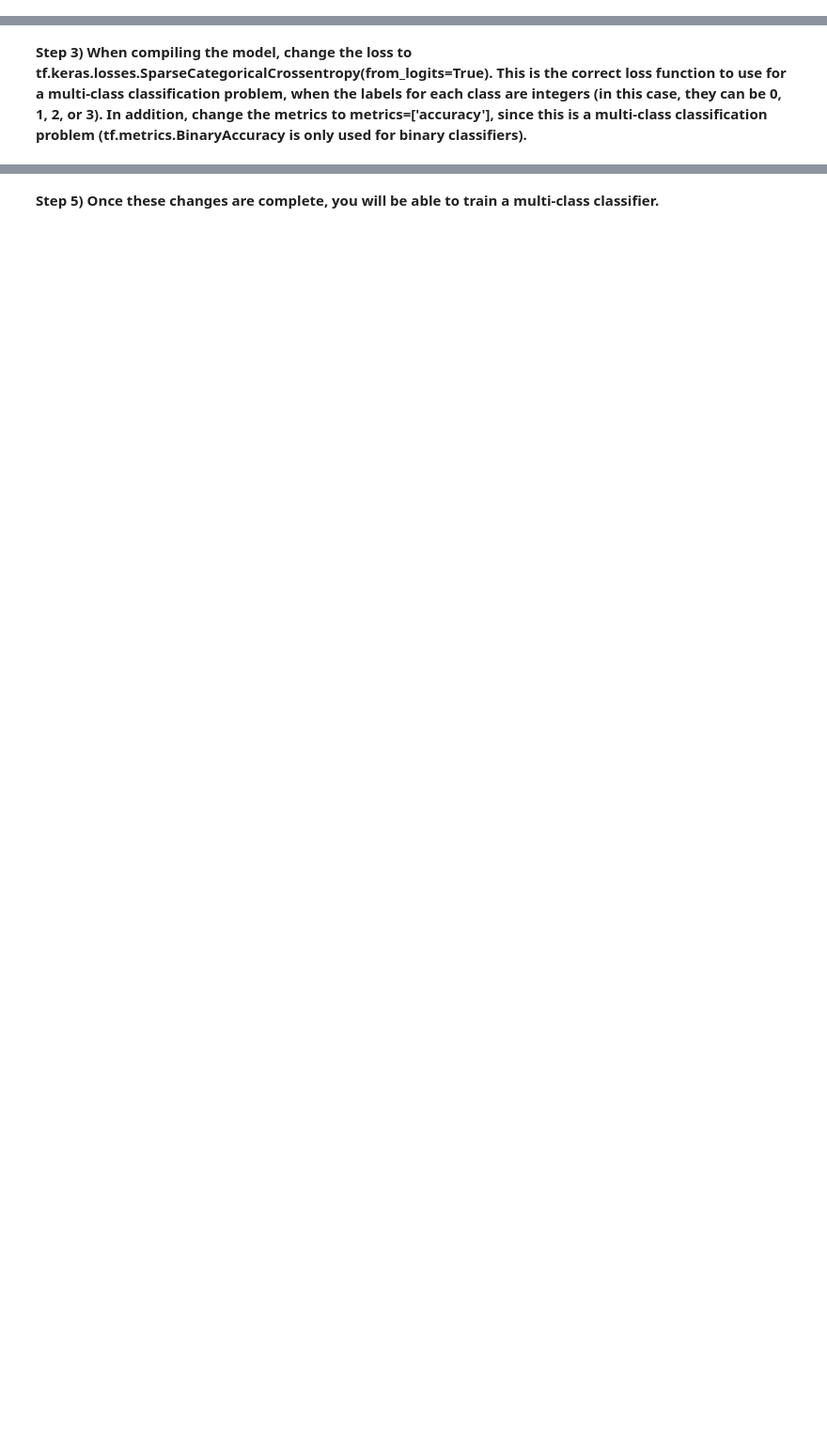
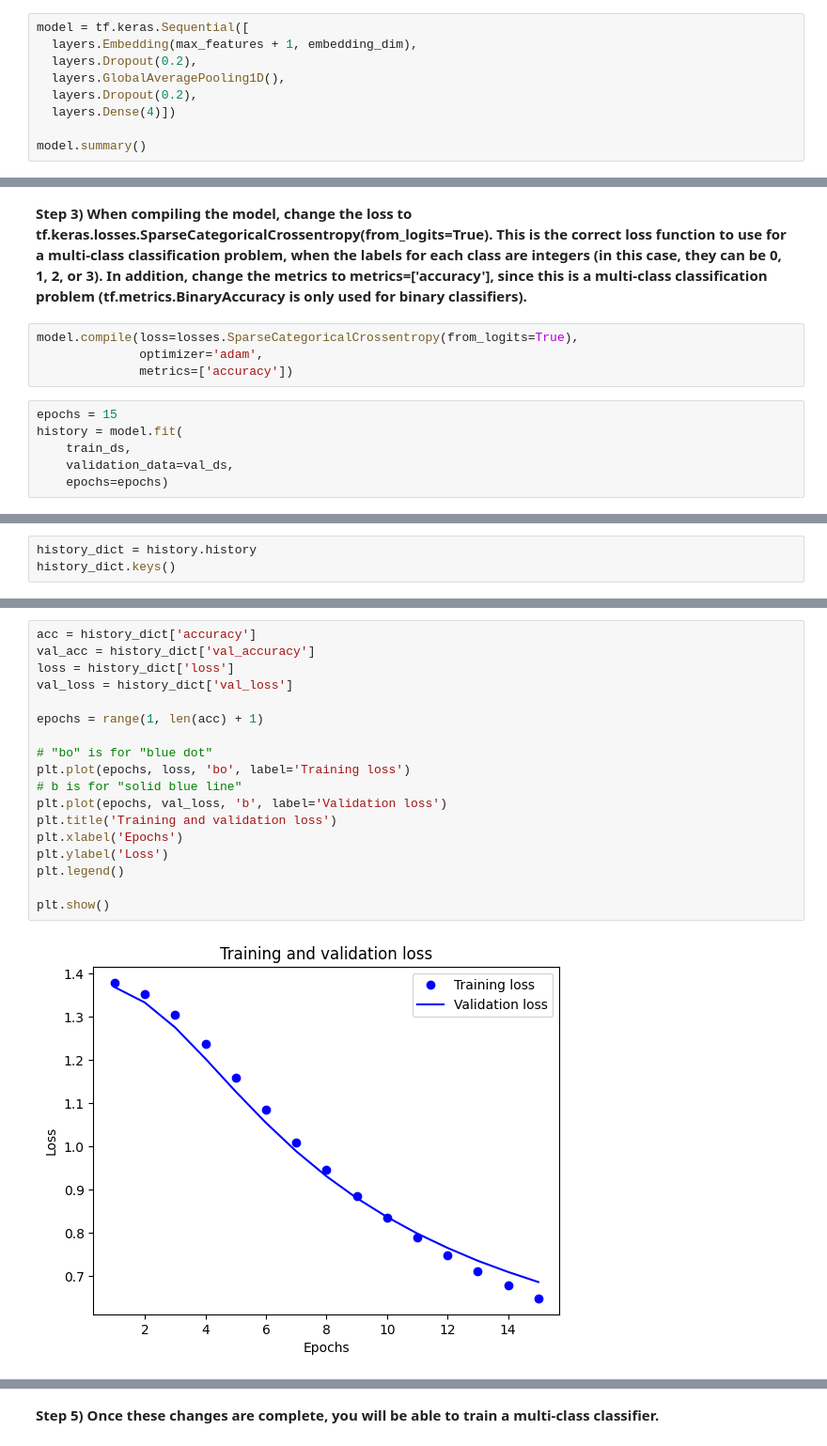
Before and after one commit to dscer/DS6050_Codeathon_2, a Jupyter notebook: ybt7qf_codeathon_2.ipynb, the cells around one changed output, grey strips where cells are left out. Shown: that part at 94% size. Drawn from its saved outputs; the diff is of its cells as text; blank space fills up the shorter version.

```diff
--- a/ybt7qf_codeathon_2.ipynb
+++ b/ybt7qf_codeathon_2.ipynb
@@ -623,0 +693,9 @@ Found 8000 files belonging to 4 classes.
+# %%
+model = tf.keras.Sequential([
+  layers.Embedding(max_features + 1, embedding_dim),
+  layers.Dropout(0.2),
+  layers.GlobalAveragePooling1D(),
+  layers.Dropout(0.2),
+  layers.Dense(4)])
+
+model.summary()
@@ -624,2 +723,12 @@ Found 8000 files belonging to 4 classes.
 # %% [markdown]
 **Step 3) When compiling the model, change the loss to tf.keras.losses.SparseCategoricalCrossentropy(from_logits=True). This is the correct loss function to use for a multi-class classification problem, when the labels for each class are integers (in this case, they can be 0, 1, 2, or 3). In addition, change the metrics to metrics=['accuracy'], since this is a multi-class classification problem (tf.metrics.BinaryAccuracy is only used for binary classifiers).**
+# %%
+model.compile(loss=losses.SparseCategoricalCrossentropy(from_logits=True),
+              optimizer='adam',
+              metrics=['accuracy'])
+# %%
+epochs = 15
+history = model.fit(
+    train_ds,
+    validation_data=val_ds,
+    epochs=epochs)
@@ -627,0 +764,3 @@ Step 4) When plotting accuracy over time, change binary_accuracy and val_binary_
+# %%
+history_dict = history.history
+history_dict.keys()
@@ -627,0 +769,20 @@ Step 4) When plotting accuracy over time, change binary_accuracy and val_binary_
+# %%
+acc = history_dict['accuracy']
+val_acc = history_dict['val_accuracy']
+loss = history_dict['loss']
+val_loss = history_dict['val_loss']
+
+epochs = range(1, len(acc) + 1)
+
+# "bo" is for "blue dot"
+plt.plot(epochs, loss, 'bo', label='Training loss')
+# b is for "solid blue line"
+plt.plot(epochs, val_loss, 'b', label='Validation loss')
+plt.title('Training and validation loss')
+plt.xlabel('Epochs')
+plt.ylabel('Loss')
+plt.legend()
+
+plt.show()
+# %% [output]
+[figure, added]
```
Also changed, not shown: parts of 16 cells of this notebook.
